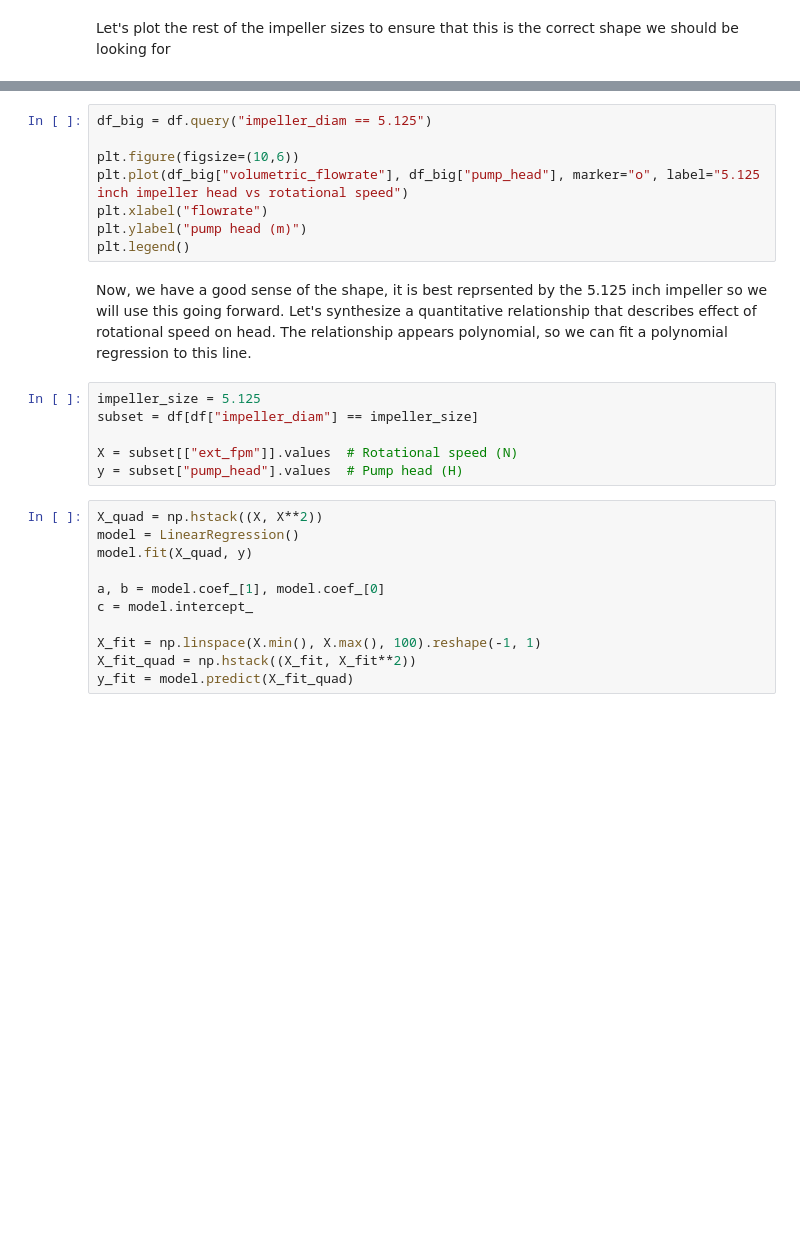
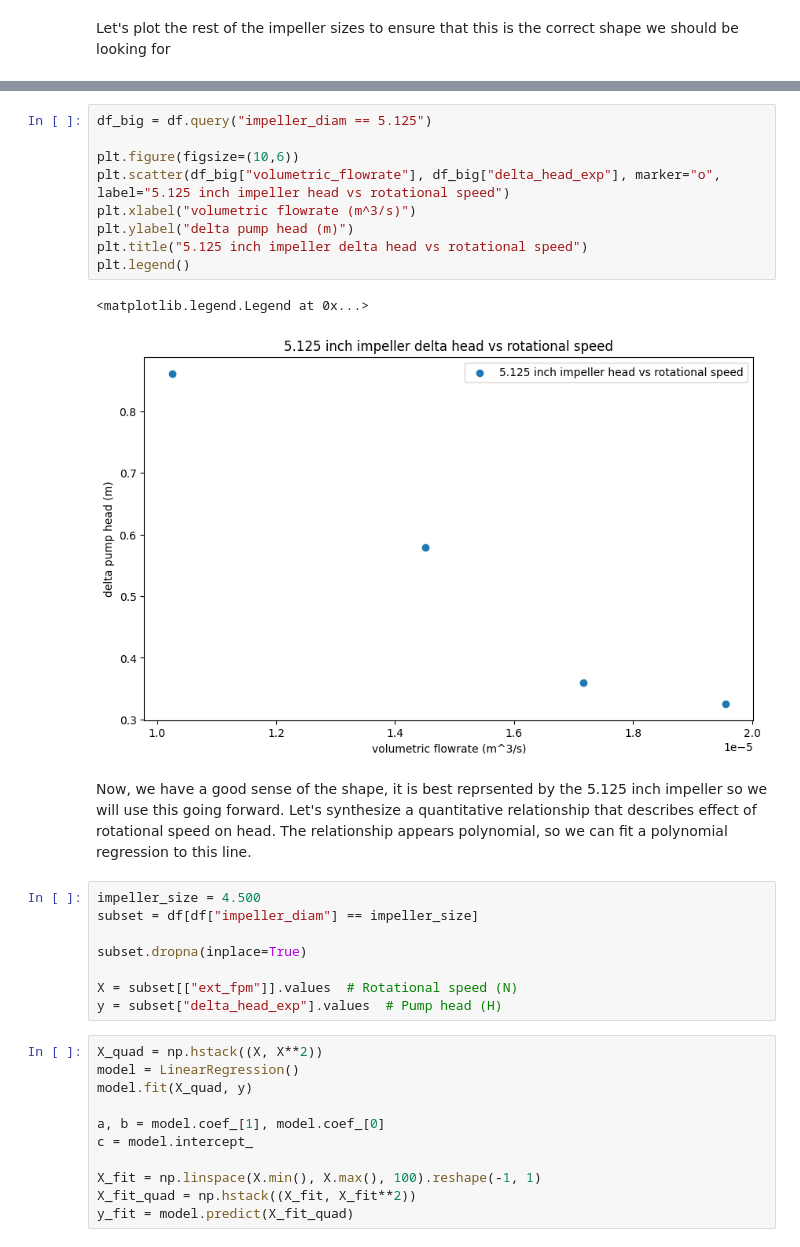
Before and after one commit to rahilisashaik/cbe154, a Jupyter notebook: centrifugal-pump/exp-data-analysis.ipynb, the cells around one changed output, grey strips where cells are left out. Cells and saved outputs as stored; diff of their text form; blank space fills up the shorter version.

```diff
--- a/centrifugal-pump/exp-data-analysis.ipynb
+++ b/centrifugal-pump/exp-data-analysis.ipynb
@@ -146,19 +109,25 @@ plt.legend()
 # %%
 df_big = df.query("impeller_diam == 5.125")
 
 plt.figure(figsize=(10,6))
-plt.plot(df_big["volumetric_flowrate"], df_big["pump_head"], marker="o", label="5.125 inch impeller head vs rotational speed")
-plt.xlabel("flowrate")
-plt.ylabel("pump head (m)")
+plt.scatter(df_big["volumetric_flowrate"], df_big["delta_head_exp"], marker="o", label="5.125 inch impeller head vs rotational speed")
+plt.xlabel("volumetric flowrate (m^3/s)")
+plt.ylabel("delta pump head (m)")
+plt.title("5.125 inch impeller delta head vs rotational speed")
 plt.legend()
+# %% [output]
+<matplotlib.legend.Legend at 0x...>
+[figure, added]
 # %% [markdown]
 Now, we have a good sense of the shape, it is best reprsented by the 5.125 inch impeller so we will use this going forward. Let's synthesize a quantitative relationship that describes effect of rotational speed on head. The relationship appears polynomial, so we can fit a polynomial regression to this line.
 # %%
-impeller_size = 5.125
+impeller_size = 4.500
 subset = df[df["impeller_diam"] == impeller_size]
 
+subset.dropna(inplace=True)
+
 X = subset[["ext_fpm"]].values  # Rotational speed (N)
-y = subset["pump_head"].values  # Pump head (H)
+y = subset["delta_head_exp"].values  # Pump head (H)
 # %%
 X_quad = np.hstack((X, X**2))
 model = LinearRegression()
```
Also changed, not shown: parts of 27 cells of this notebook, 1 other file.
